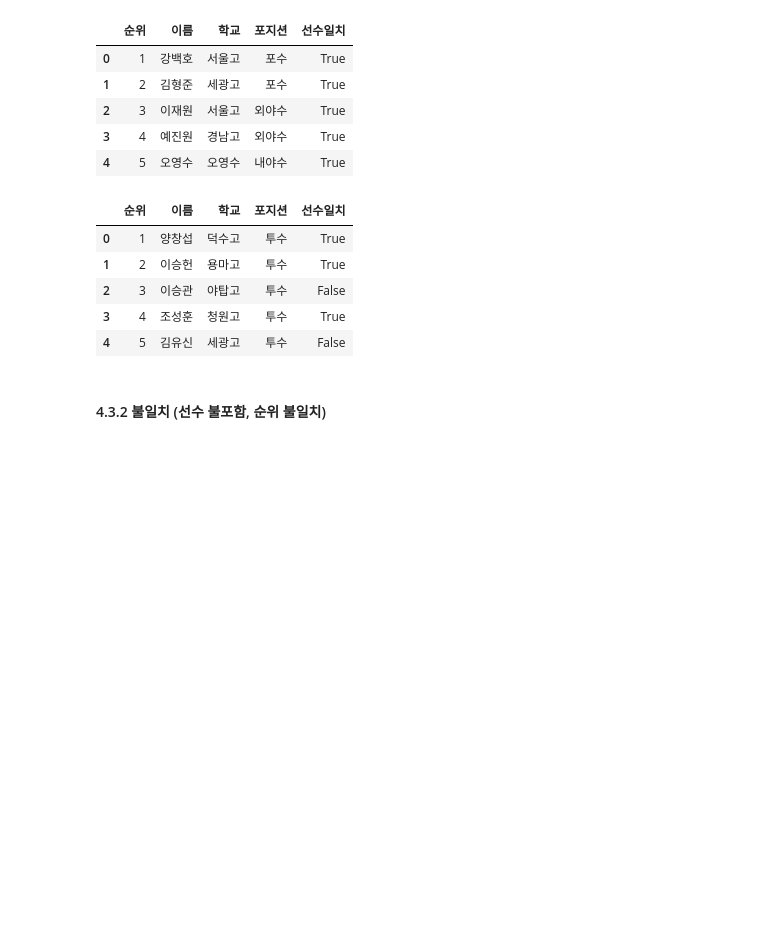
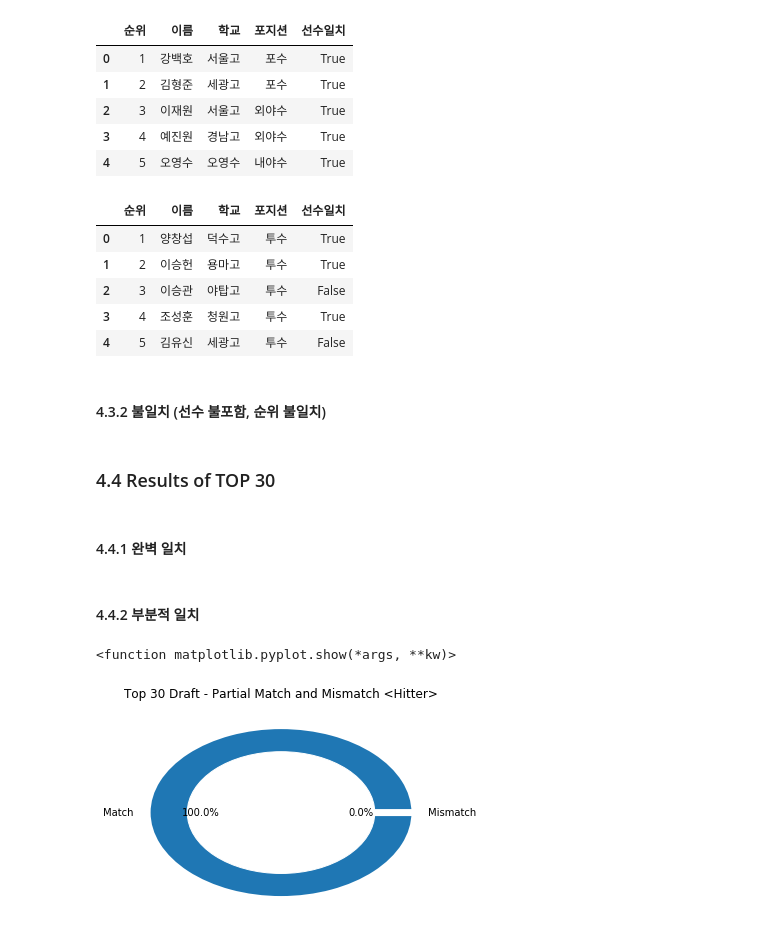
Before and after one commit to hakkoma/KBO_Mock_Draft_Simulator, a Jupyter notebook: mock_draft.ipynb, the cells around one changed output. Drawn from its saved outputs; the diff is of its cells as text; code cells hidden in the pictures; blank space fills up the shorter version.

```diff
--- a/mock_draft.ipynb
+++ b/mock_draft.ipynb
@@ -432,3 +432,35 @@ df_pc.head()
 | 4 | 5 | 김유신 | 세광고 | 투수 | False |
 # %% [markdown]
 #### 4.3.2 불일치 (선수 불포함, 순위 불일치)
+# %% [markdown]
+### 4.4 Results of TOP 30
+# %% [markdown]
+#### 4.4.1 완벽 일치
+# %% [markdown]
+#### 4.4.2 부분적 일치
+# %%
+#count data hitter
+partial_count = pd.value_counts(df_ht['선수일치'],"True")
+partial_true = partial_count["True"]
+partial_false = 0
+
+#partial_true = 30 (full match)
+
+#pie graph
+names = "Match", "Mismatch"
+size_partial = [partial_true,partial_false]
+
+#import library
+import matplotlib.pyplot as pyplt
+
+pyplt.pie(size_partial, labels = names, autopct='%.1f%%',wedgeprops = { 'linewidth' : 7, 'edgecolor' : 'white' } )
+pyplt.title("Top 30 Draft - Partial Match and Mismatch <Hitter>")
+
+circle = pyplt.Circle ( (0,0), 0.7, color = "white")
+p = pyplt.gcf()
+p.gca().add_artist(circle)
+
+pyplt.show
+# %% [output]
+<function matplotlib.pyplot.show(*args, **kw)>
+[figure, added]
```
Also changed, not shown: parts of 3 cells of this notebook, 1 other file.
